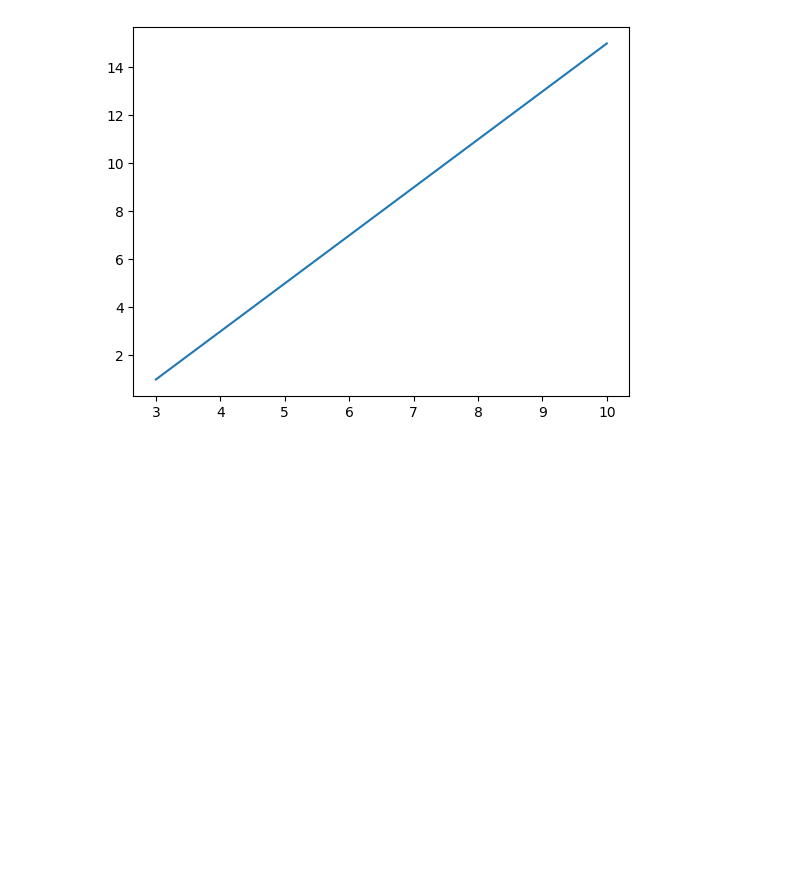
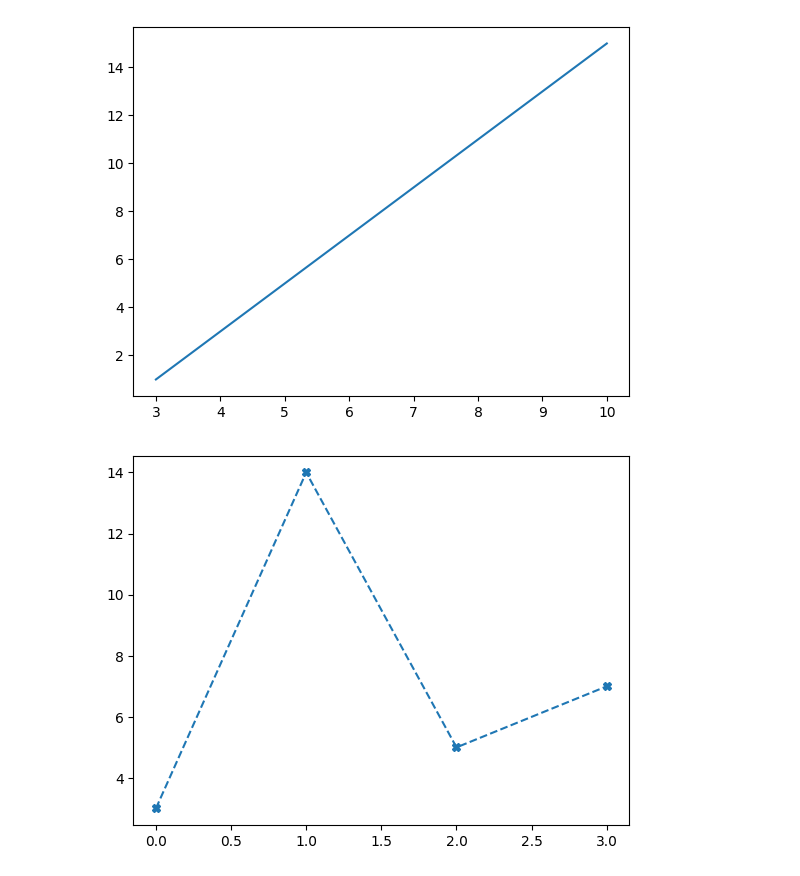
Before and after one commit to suddeb/PythonCode, a Jupyter notebook: Matplotlib/plot_function.ipynb, the cells around one changed output. Drawn from its saved outputs; the diff is of its cells as text; code cells hidden in the pictures; blank space fills up the shorter version.

Commit message:
Added Marker and LineStyle

```diff
--- a/Matplotlib/plot_function.ipynb
+++ b/Matplotlib/plot_function.ipynb
@@ -11,3 +11,14 @@ plt.plot(xaxis, yaxis)
 plt.show()
 # %% [output]
 [figure]
+# %%
+# Use Marker and Linestyle
+import matplotlib.pyplot as plt
+import numpy as np
+
+xaxis = np.array([3, 14, 5, 7])
+# Mark each data value and customize the linestyle:
+plt.plot(xaxis, marker = "X", linestyle = "--")
+plt.show()
+# %% [output]
+[figure, added]
```
